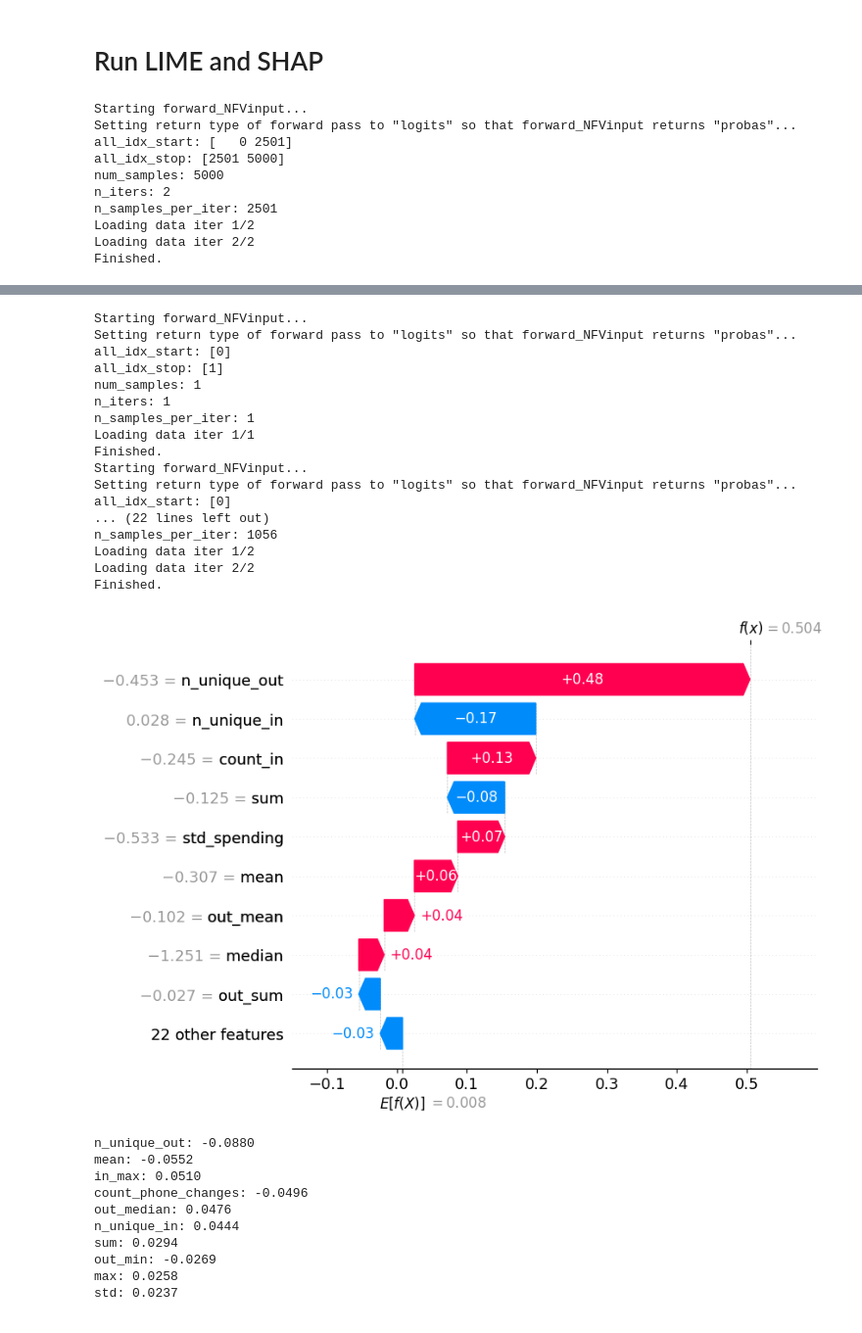
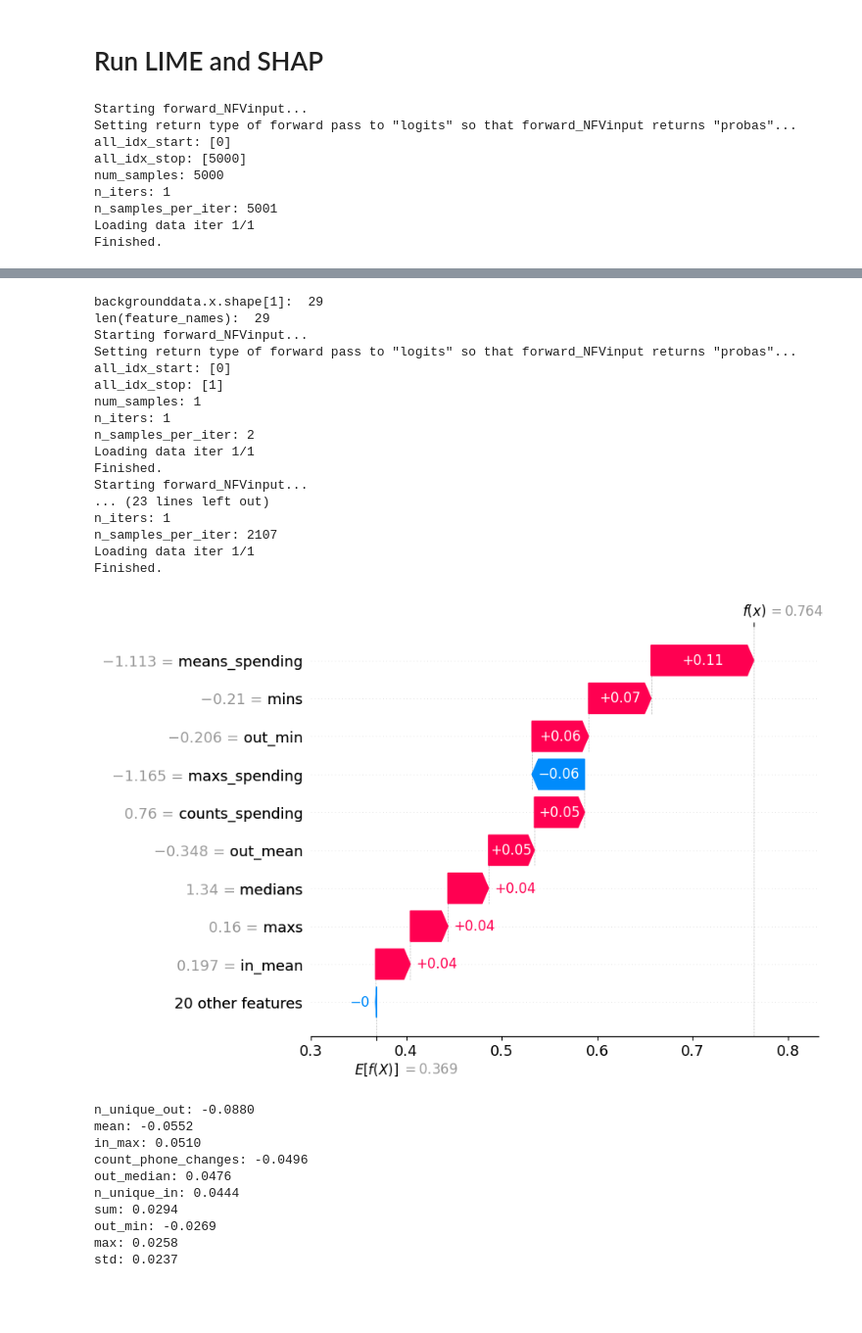
Before and after one commit to aidotse/flib, a Jupyter notebook: thesis_XAML/run_explanations.ipynb, the cells around one changed output, grey strips where cells are left out. Shown: that part at 98% size. Cells and saved outputs as stored; diff of their text form; code cells hidden in the pictures.

```diff
--- a/thesis_XAML/run_explanations.ipynb
+++ b/thesis_XAML/run_explanations.ipynb
@@ -44,7 +44,7 @@ from GraphSVX_explainers import GraphSVX, GraphLIME
 # Load model
 # %%
 # Choose model and dataset here
-model_name = 'GAT'
+model_name = 'GraphSAGE'
 dataset_name = '100K_accts_EASY25'
 
 # Load model, data, and other variables
@@ -56,7 +56,7 @@ hyperparameters = checkpoint['hyperparameters']
 traindata = checkpoint['traindata']
 testdata = checkpoint['testdata']
 #feature_names = checkpoint['feature_names']
-feature_names = ['sum', 'mean', 'median', 'std', 'max', 'min', 'in_sum', 'out_sum', 'in_mean', 'out_mean', 'in_median', 'out_median', 'in_std', 'out_std', 'in_max', 'out_max', 'in_min', 'out_min', 'count_in', 'count_out', 'n_unique_in', 'n_unique_out', 'count_days_in_bank', 'count_phone_changes', 'sum_spending', 'mean_spending', 'median_spending', 'std_spending', 'max_spending', 'min_spending', 'count_spending']
+feature_names = ['sums', 'means', 'medians', 'stds', 'maxs', 'mins', 'in_sum', 'out_sum', 'in_mean', 'out_mean', 'in_median', 'out_median', 'in_std', 'out_std', 'in_max', 'out_max', 'in_min', 'out_min', 'count_in', 'count_out', 'count_days_in_bank', 'count_phone_changes', 'sums_spending', 'means_spending', 'medians_spending', 'stds_spending', 'maxs_spending', 'mins_spending', 'counts_spending']
 target_names = checkpoint['target_names']
 running_train_loss = checkpoint['running_train_loss']
 running_test_loss = checkpoint['running_test_loss']
@@ -70,6 +70,15 @@ if model_name == 'GAT':
     num_heads = hyperparameters['num_heads']
     dropout = hyperparameters['dropout']
     model = modules.GAT_GraphSVX_foroptuna(in_channels = in_channels, hidden_channels=hidden_channels, out_channels=out_channels, num_heads=num_heads, dropout=dropout)
+elif model_name == 'GraphSAGE':
+    in_channels = traindata.x.shape[1]
+    hidden_channels = hyperparameters['hidden_channels']
+    out_channels = 2
+    dropout = hyperparameters['dropout']
+    seed = hyperparameters['seed']
+    torch.manual_seed(seed)
+    print('seed: ', seed)
+    model = modules.GraphSAGE_GraphSVX_foroptuna(in_channels, hidden_channels, out_channels, dropout=0.2, return_type='logits', seed=seed)
 
 model.load_state_dict(checkpoint['model_state_dict'])
 
@@ -114,5 +127,5 @@ Nodes predicted as SAR: [    0     5     9 ... 99881 99890 99910]
 # %%
-node_to_explain = sar_indices[2].item()
+node_to_explain = sar_indices[0].item()
 #testdata_expl, org_to_new_mapping, new_to_org_mapping = utils.build_subgraph(testdata, node_to_explain, 3)
 subset_expl, edge_index_expl, _, _ = torch_geometric.utils.k_hop_subgraph(node_to_explain, 3, testdata.edge_index, relabel_nodes=False)
 org_to_new_mapping, new_to_org_mapping, edges_new = utils.node_index_mapping(subset_expl, edge_index_expl)
@@ -424,12 +442,12 @@ model = model.to('cuda:0')
 testdata_expl = testdata_expl.to('cuda:0')
 
 # --- LIME ---
-num_features = 10
+num_features = 29
 class_prob_fn = model.forward_NFVinput
 
 # Prepare the model for handling the LIME explainer
 model.set_test_data(testdata_expl)
-model.set_node_to_explain(0)
+model.set_node_to_explain(org_to_new_mapping[node_to_explain])
 model.set_masking_mode('all_nodes')
 
 exp_LIME = LIME_explanation(node_to_explain = node_to_explain,
@@ -443,47 +461,46 @@ exp_LIME.show_in_notebook(show_table=True, show_all=False)
 
 
 # --- SHAP ---
 K = 20
 class_prob_fn = model.forward_NFVinput
 
 exp_SHAP = SHAP_explanation(node_to_explain = node_to_explain,
                                          class_prob_fn = class_prob_fn,
                                          backgrounddata = traindata,
                                          explaindata = testdata,
                                          feature_names = feature_names,
                                          K = K)
 
 shap.plots.waterfall(exp_SHAP[0])
 # %% [output]
 Starting forward_NFVinput...
 Setting return type of forward pass to "logits" so that forward_NFVinput returns "probas"...
-all_idx_start: [   0 2501]
-all_idx_stop: [2501 5000]
+all_idx_start: [0]
+all_idx_stop: [5000]
 num_samples: 5000
-n_iters: 2
-n_samples_per_iter: 2501
-Loading data iter 1/2
-Loading data iter 2/2
+n_iters: 1
+n_samples_per_iter: 5001
+Loading data iter 1/1
 Finished.
 [interactive output not drawn]
+backgrounddata.x.shape[1]:  29
+len(feature_names):  29
 Starting forward_NFVinput...
 Setting return type of forward pass to "logits" so that forward_NFVinput returns "probas"...
 all_idx_start: [0]
 all_idx_stop: [1]
 num_samples: 1
 n_iters: 1
-n_samples_per_iter: 1
+n_samples_per_iter: 2
 Loading data iter 1/1
 Finished.
 Starting forward_NFVinput...
-Setting return type of forward pass to "logits" so that forward_NFVinput returns "probas"...
-all_idx_start: [0]
-... (22 lines left out)
-n_samples_per_iter: 1056
-Loading data iter 1/2
-Loading data iter 2/2
+... (23 lines left out)
+n_iters: 1
+n_samples_per_iter: 2107
+Loading data iter 1/1
 Finished.
-[figure, old version]
+[figure, new version]
 # %%
 # Create dictionary with feature importance for LIME:
 feature_importance_LIME = {feature_names[feat_index] : feat_val for (feat_index, feat_val) in exp_LIME.local_exp[1]}
```
Also changed, not shown: parts of 7 cells of this notebook, 10 other files.
